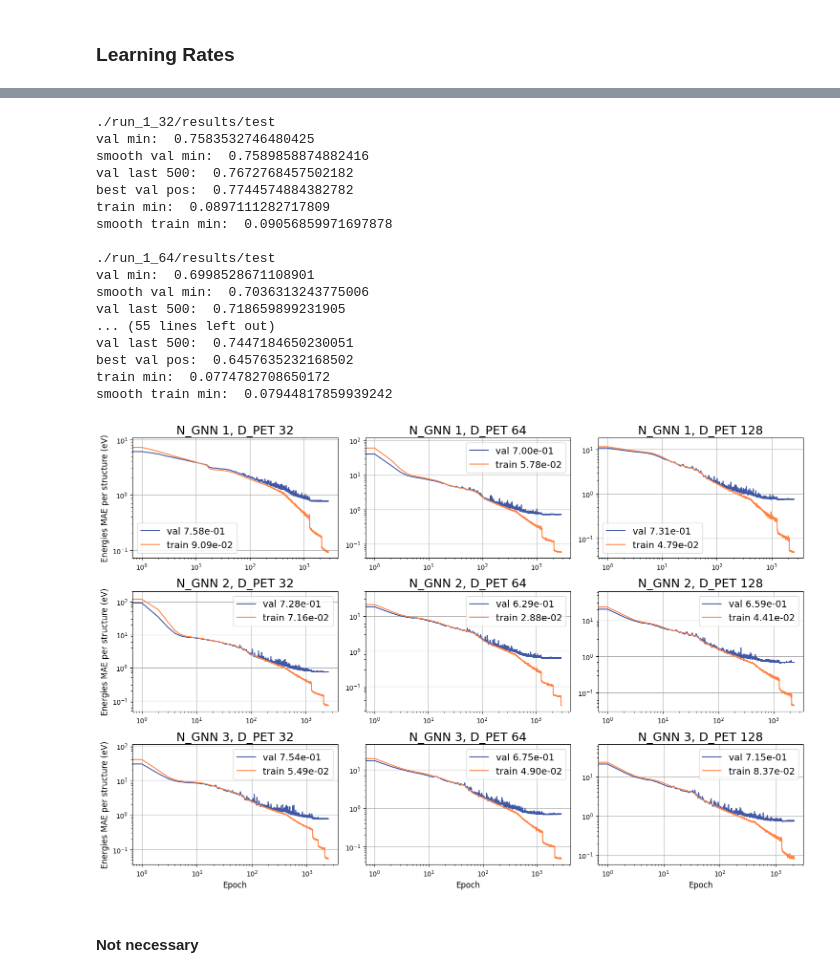
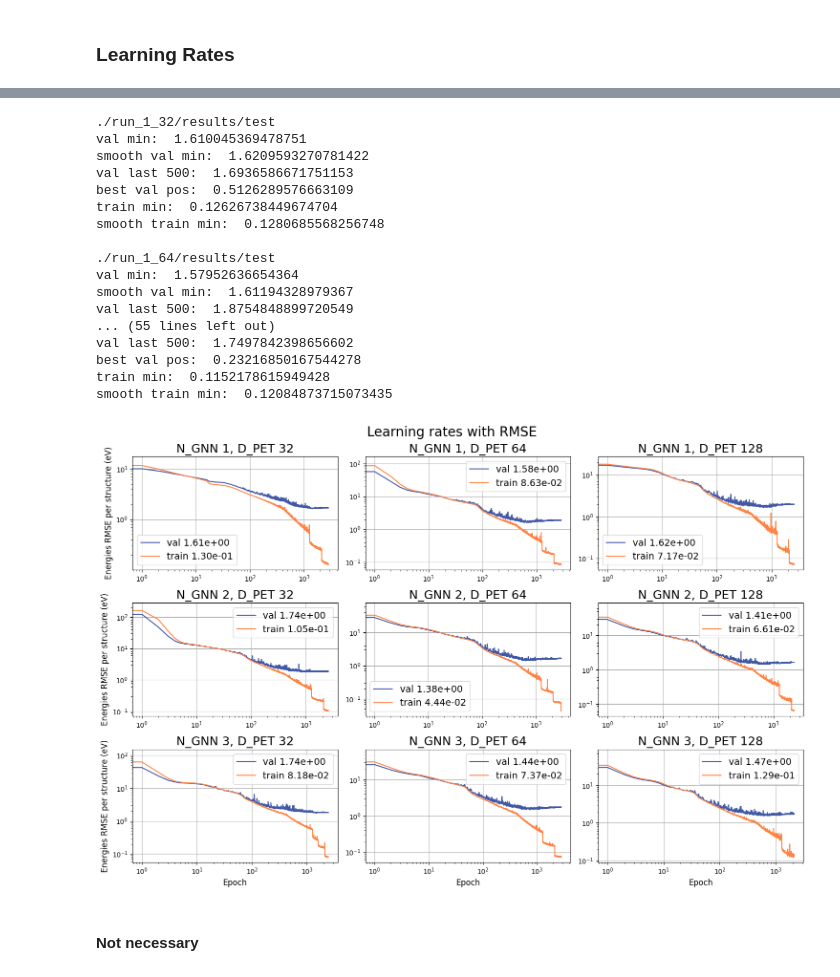
Before and after one commit to tulga-rdn/pet, a Jupyter notebook: plot_mae_nggn.ipynb, the cells around one changed output, grey strips where cells are left out. Drawn from its saved outputs; the diff is of its cells as text; code cells hidden in the pictures.

Commit message:
Added train val loss on rmse

```diff
--- a/plot_mae_nggn.ipynb
+++ b/plot_mae_nggn.ipynb
@@ -342,8 +342,11 @@ def get_smooth(values, gamma):
             smoothed.append(gamma * values[i] + (1 - gamma) * smoothed[i - 1])
     return smoothed
 # %%
-def present(ax, files, key, energy_key="energy"):
+def present(ax, files, key, energy_key="energy", rmse=True):
     ax.set_title(key, fontsize=18)
+    error_key = "mae"
+    if rmse:
+        error_key = "rmse"
 
     for i, file in enumerate(files):
 
@@ -371,8 +374,8 @@ def present(ax, files, key, energy_key="energy"):
         grid, val_mae, train_mae = [], [], []
         for idx, el in enumerate(data):
             grid.append(idx)
-            val_mae.append(el[energy_key]["val"]["mae"])
-            train_mae.append(el[energy_key]["train"]["mae"])
+            val_mae.append(el[energy_key]["val"][error_key])
+            train_mae.append(el[energy_key]["train"][error_key])
 
         smooth_val = get_smooth(val_mae, 0.7)
         smooth_train = get_smooth(train_mae, 0.7)
@@ -395,3 +398,26 @@ def present(ax, files, key, energy_key="energy"):
     ax.set_xscale("log")
     ax.legend(fontsize=14)
     ax.grid(True)
+# %%
+fig, axes = plt.subplots(3, 3, figsize=(15, 10))
+axes = axes.flatten()
+fig.suptitle("Learning rates with MAE", fontsize=20)
+
+for i, (ax, folder, key) in enumerate(zip(axes, FOLDERS, KEYS)):
+    FOLDER_PATH = f"./{folder}/results/"
+
+    files = os.listdir(FOLDER_PATH)
+    files = [FOLDER_PATH + file for file in files if not file.startswith(".")]
+    files = [file for file in files if "continuation" not in file]
+
+    if i % 3 == 0:
+        ax.set_ylabel("Energies MAE per structure (eV)", fontsize=12)
+
+    if i >= 6:
+        ax.set_xlabel("Epoch", fontsize=12)
+
+    present(ax, files, key, energy_key="energies per structure")
+
+plt.title("Learning rates with MAE")
+plt.tight_layout()
+plt.show()
@@ -398,44 +443,44 @@ def present(ax, files, key, energy_key="energy"):
 # %%
 fig, axes = plt.subplots(3, 3, figsize=(15, 10))
 axes = axes.flatten()
+fig.suptitle("Learning rates with RMSE", fontsize=20)
 
 for i, (ax, folder, key) in enumerate(zip(axes, FOLDERS, KEYS)):
     FOLDER_PATH = f"./{folder}/results/"
 
     files = os.listdir(FOLDER_PATH)
-
     files = [FOLDER_PATH + file for file in files if not file.startswith(".")]
     files = [file for file in files if "continuation" not in file]
 
     if i % 3 == 0:
-        ax.set_ylabel("Energies MAE per structure (eV)", fontsize=12)
+        ax.set_ylabel("Energies RMSE per structure (eV)", fontsize=12)
 
     if i >= 6:
         ax.set_xlabel("Epoch", fontsize=12)
 
-    present(ax, files, key, energy_key="energies per structure")
+    present(ax, files, key, energy_key="energies per structure", rmse=True)
 
 plt.tight_layout()
 plt.show()
 # %% [output]
 ./run_1_32/results/test
-val min:  0.7583532746480425
-smooth val min:  0.7589858874882416
-val last 500:  0.7672768457502182
-best val pos:  0.7744574884382782
-train min:  0.0897111282717809
-smooth train min:  0.09056859971697878
+val min:  1.610045369478751
+smooth val min:  1.6209593270781422
+val last 500:  1.6936586671751153
+best val pos:  0.5126289576663109
+train min:  0.12626738449674704
+smooth train min:  0.1280685568256748
 
 ./run_1_64/results/test
-val min:  0.6998528671108901
-smooth val min:  0.7036313243775006
-val last 500:  0.718659899231905
+val min:  1.57952636654364
+smooth val min:  1.61194328979367
+val last 500:  1.8754848899720549
 ... (55 lines left out)
-val last 500:  0.7447184650230051
-best val pos:  0.6457635232168502
-train min:  0.0774782708650172
-smooth train min:  0.07944817859939242
+val last 500:  1.7497842398656602
+best val pos:  0.23216850167544278
+train min:  0.1152178615949428
+smooth train min:  0.12084873715073435
-[figure, old version]
+[figure, new version]
 # %% [markdown]
 #### Not necessary
 # %%
```
Also changed, not shown: parts of 1 cell of this notebook.
